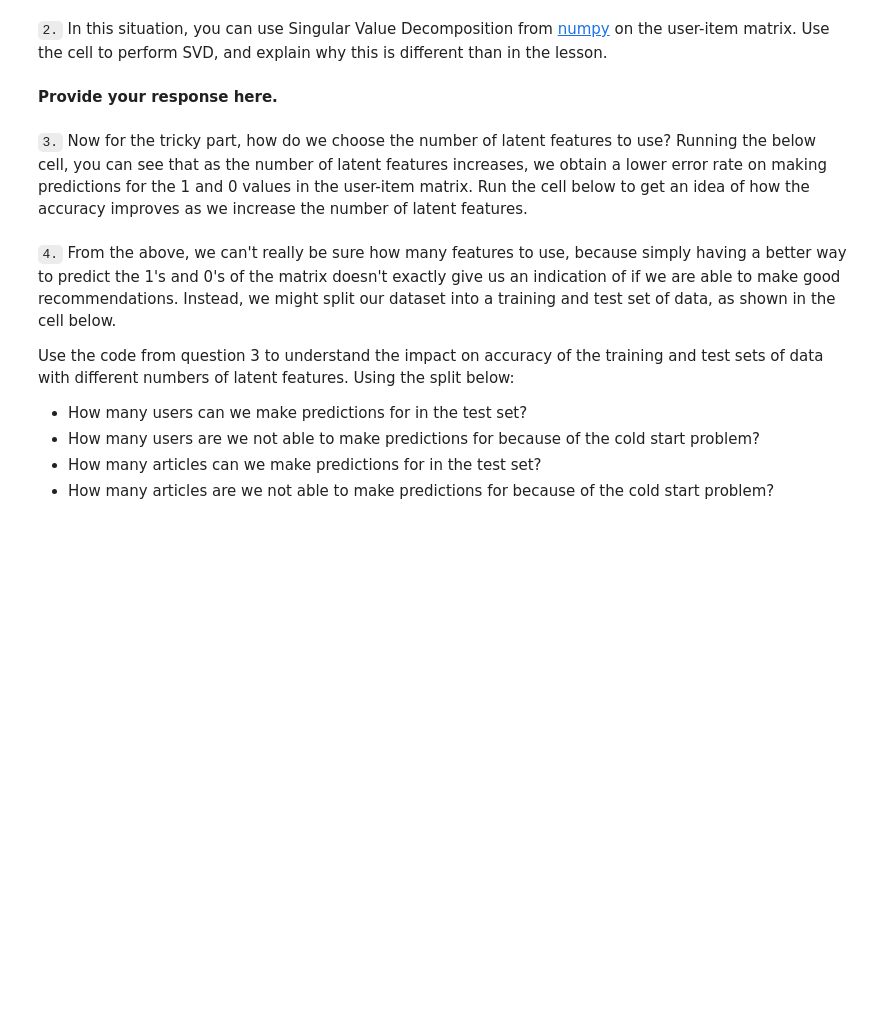
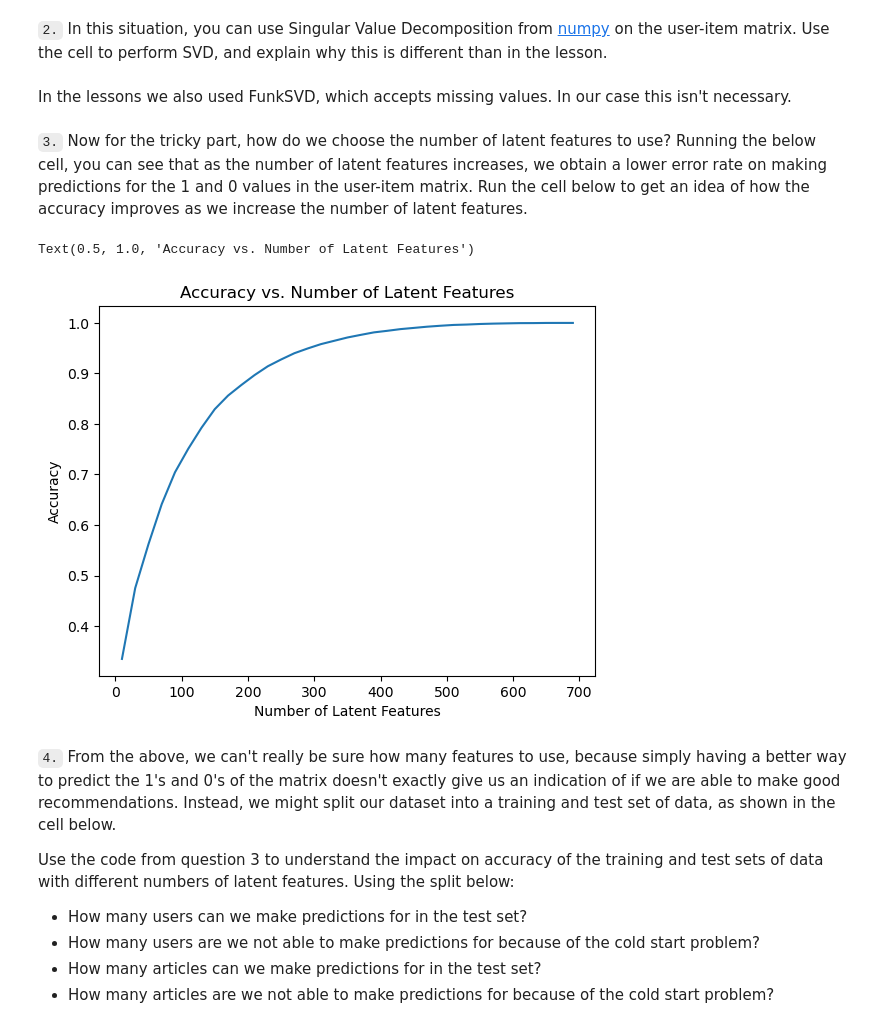
Before and after one commit to CarlosUziel/ibm-recommender, a Jupyter notebook: notebooks/Recommendations_with_IBM.ipynb, the cells around one changed output. Cells and saved outputs as stored; diff of their text form; code cells hidden in the pictures; blank space fills up the shorter version.

```diff
--- a/notebooks/Recommendations_with_IBM.ipynb
+++ b/notebooks/Recommendations_with_IBM.ipynb
@@ -721,30 +862,35 @@ u, s, vt = # use the built in to get the three matrices
-# %% [markdown]
-**Provide your response here.**
+# %%
+u, s, vt = np.linalg.svd(user_item)
+# %% [markdown]
+In the lessons we also used FunkSVD, which accepts missing values. In our case this isn't necessary.
 # %% [markdown]
 `3.` Now for the tricky part, how do we choose the number of latent features to use? Running the below cell, you can see that as the number of latent features increases, we obtain a lower error rate on making predictions for the 1 and 0 values in the user-item matrix. Run the cell below to get an idea of how the accuracy improves as we increase the number of latent features.
 # %%
 num_latent_feats = np.arange(10, 700 + 10, 20)
 sum_errs = []
 
 for k in num_latent_feats:
     # restructure with k latent features
     s_new, u_new, vt_new = np.diag(s[:k]), u[:, :k], vt[:k, :]
 
     # take dot product
     user_item_est = np.around(np.dot(np.dot(u_new, s_new), vt_new))
 
     # compute error for each prediction to actual value
-    diffs = np.subtract(user_item_matrix, user_item_est)
+    diffs = np.subtract(user_item, user_item_est)
 
     # total errors and keep track of them
     err = np.sum(np.sum(np.abs(diffs)))
     sum_errs.append(err)
 
 
 plt.plot(num_latent_feats, 1 - np.array(sum_errs) / df.shape[0])
 plt.xlabel("Number of Latent Features")
 plt.ylabel("Accuracy")
 plt.title("Accuracy vs. Number of Latent Features")
+# %% [output]
+Text(0.5, 1.0, 'Accuracy vs. Number of Latent Features')
+[figure, added]
 # %% [markdown]
 `4.` From the above, we can't really be sure how many features to use, because simply having a better way to predict the 1's and 0's of the matrix doesn't exactly give us an indication of if we are able to make good recommendations. Instead, we might split our dataset into a training and test set of data, as shown in the cell below.
 
```
Also changed, not shown: parts of 42 cells of this notebook.
